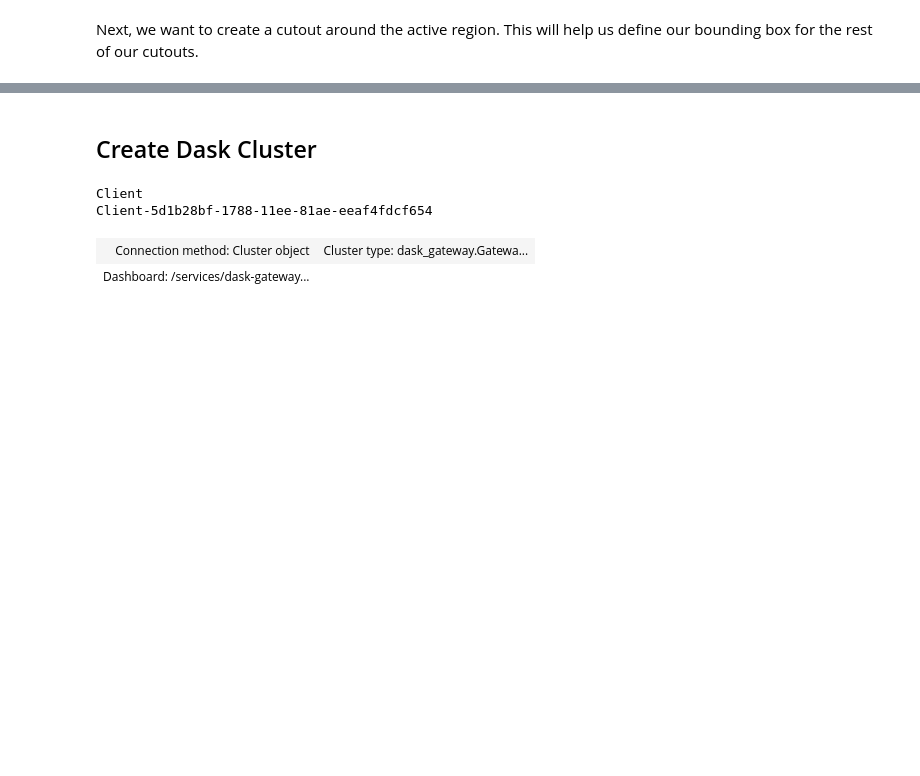
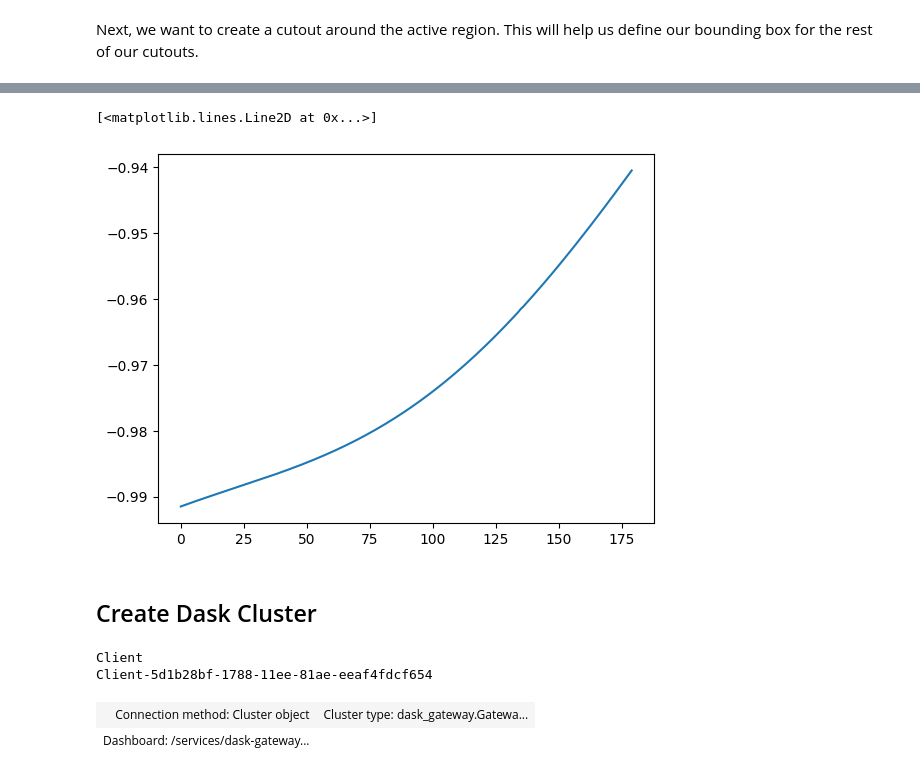
Before and after one commit to wtbarnes/scipy-2023-talk, a Jupyter notebook: sunpy-dask-demo.ipynb, the cells around one changed output, grey strips where cells are left out. Cells and saved outputs as stored; diff of their text form; code cells hidden in the pictures; blank space fills up the shorter version.

```diff
--- a/sunpy-dask-demo.ipynb
+++ b/sunpy-dask-demo.ipynb
@@ -176,0 +169,12 @@ ref_map_cutout_reprojected.peek()
+# %%
+def get_header(filename):
+    with astropy.io.fits.open(filename, use_fsspec=True, fsspec_kwargs={'anon': True}) as hdul:
+        header = hdul[1].header
+    return header
+
+def is_data_nan(filename):
+    with astropy.io.fits.open(filename, use_fsspec=True, fsspec_kwargs={'anon': True}) as hdul:
+        is_any_nan = np.any(np.isnan(hdul[1].data))
+    return is_any_nan
+# %%
+all_headers = [get_header(f) for f in file_list['datakey']]
@@ -177,3 +203,8 @@ ref_map_cutout_reprojected.peek()
+# %%
+plt.plot([h['CRLT_OBS'] for h in all_headers])
+# %% [output]
+[<matplotlib.lines.Line2D at 0x...>]
+[figure, added]
 # %% [markdown]
 ## Create Dask Cluster
 # %%
```
Also changed, not shown: parts of 21 cells of this notebook, 1 other file.
